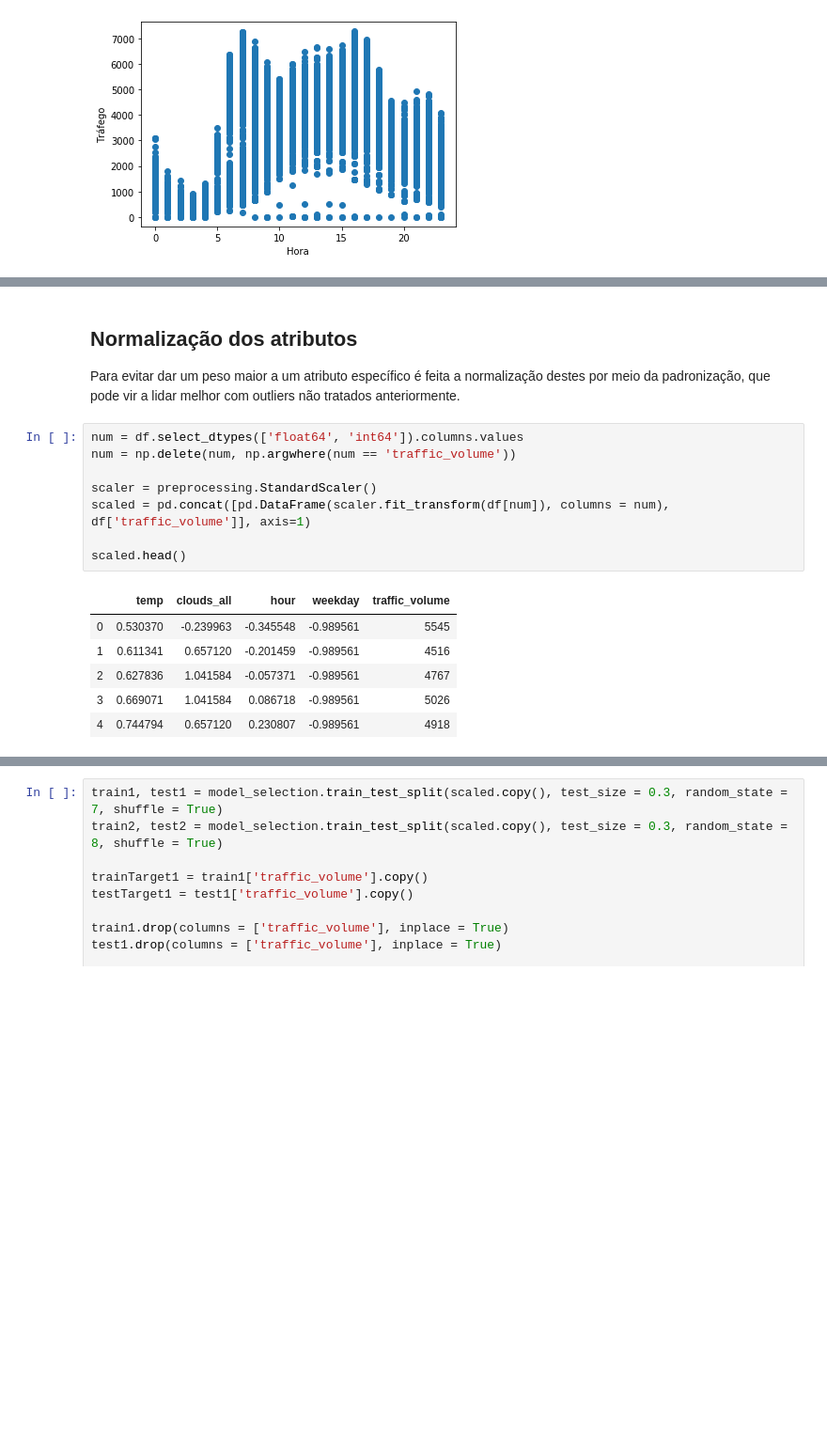
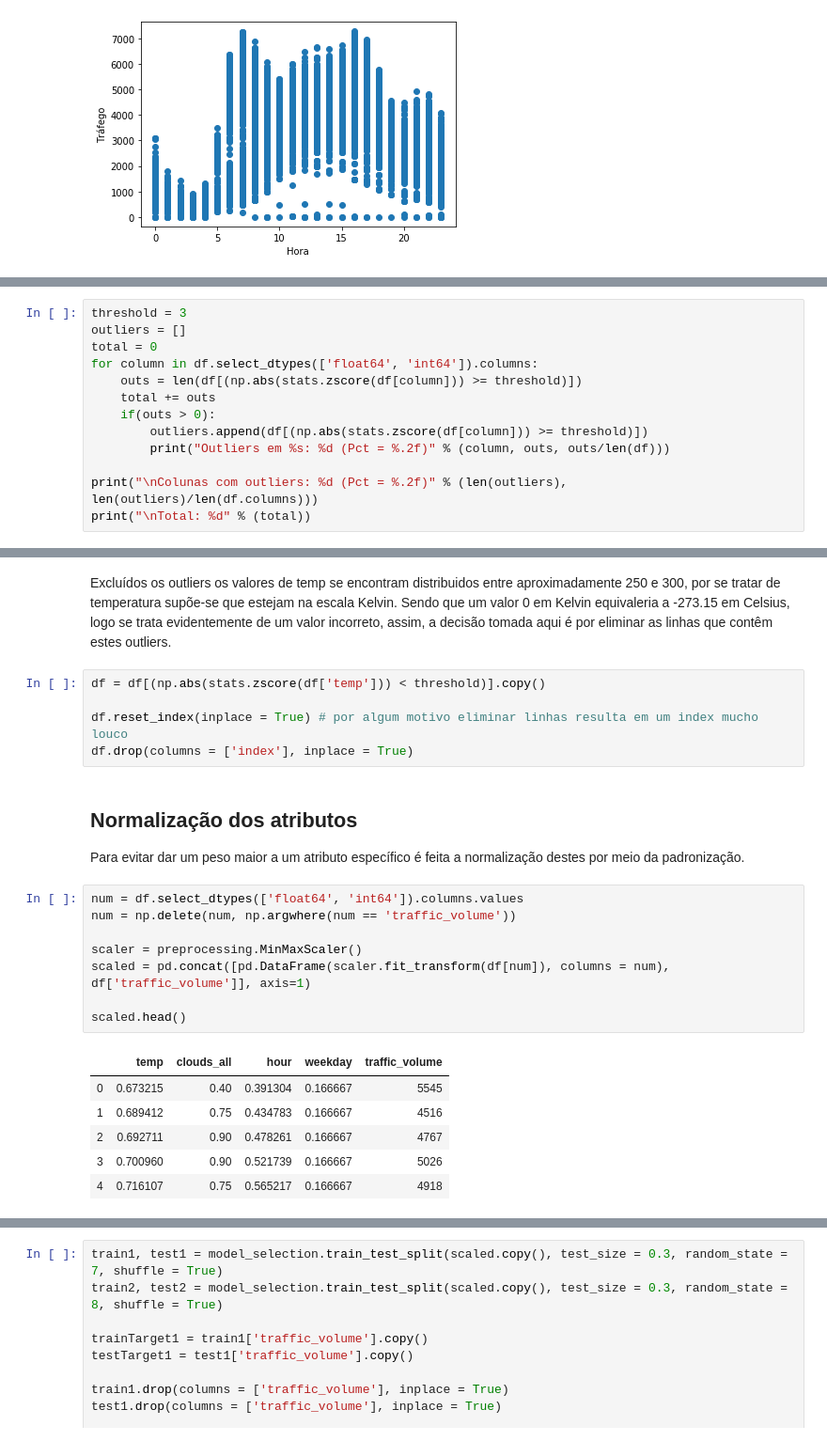
Before and after one commit to DefinitelyNotACactus/AI, a Jupyter notebook: Regression/Q2 - Regression.ipynb, the cells around one changed output, grey strips where cells are left out. Shown: that part at 94% size. Saved outputs shown, nothing was run; the diff lists cells and outputs as text; blank space fills up the shorter version.

```diff
--- a/Regression/Q2 - Regression.ipynb
+++ b/Regression/Q2 - Regression.ipynb
@@ -269,0 +293,13 @@ Ainda no gráfico acima é possível ver que existem vários outliers, contudo,
+# %%
+threshold = 3
+outliers = []
+total = 0
+for column in df.select_dtypes(['float64', 'int64']).columns:
+    outs = len(df[(np.abs(stats.zscore(df[column])) >= threshold)])
+    total += outs
+    if(outs > 0):
+        outliers.append(df[(np.abs(stats.zscore(df[column])) >= threshold)])
+        print("Outliers em %s: %d (Pct = %.2f)" % (column, outs, outs/len(df)))
+
+print("\nColunas com outliers: %d (Pct = %.2f)" % (len(outliers), len(outliers)/len(df.columns)))
+print("\nTotal: %d" % (total))
@@ -270,19 +319,26 @@ Ainda no gráfico acima é possível ver que existem vários outliers, contudo,
+# %% [markdown]
+Excluídos os outliers os valores de temp se encontram distribuidos entre aproximadamente 250 e 300, por se tratar de temperatura supõe-se que estejam na escala Kelvin. Sendo que um valor 0 em Kelvin equivaleria a -273.15 em Celsius, logo se trata evidentemente de um valor incorreto, assim, a decisão tomada aqui é por eliminar as linhas que contêm estes outliers.
+# %%
+df = df[(np.abs(stats.zscore(df['temp'])) < threshold)].copy()
+
+df.reset_index(inplace = True) # por algum motivo eliminar linhas resulta em um index mucho louco
+df.drop(columns = ['index'], inplace = True)
 # %% [markdown]
 ## Normalização dos atributos
-Para evitar dar um peso maior a um atributo específico é feita a normalização destes por meio da padronização, que pode vir a lidar melhor com outliers não tratados anteriormente.
+Para evitar dar um peso maior a um atributo específico é feita a normalização destes por meio da padronização.
 # %%
 num = df.select_dtypes(['float64', 'int64']).columns.values
 num = np.delete(num, np.argwhere(num == 'traffic_volume'))
 
-scaler = preprocessing.StandardScaler()
+scaler = preprocessing.MinMaxScaler()
 scaled = pd.concat([pd.DataFrame(scaler.fit_transform(df[num]), columns = num), df['traffic_volume']], axis=1)
 
 scaled.head()
 # %% [output]
 |  | temp | clouds_all | hour | weekday | traffic_volume |
-| 0 | 0.530370 | -0.239963 | -0.345548 | -0.989561 | 5545 |
-| 1 | 0.611341 | 0.657120 | -0.201459 | -0.989561 | 4516 |
-| 2 | 0.627836 | 1.041584 | -0.057371 | -0.989561 | 4767 |
-| 3 | 0.669071 | 1.041584 | 0.086718 | -0.989561 | 5026 |
-| 4 | 0.744794 | 0.657120 | 0.230807 | -0.989561 | 4918 |
+| 0 | 0.673215 | 0.40 | 0.391304 | 0.166667 | 5545 |
+| 1 | 0.689412 | 0.75 | 0.434783 | 0.166667 | 4516 |
+| 2 | 0.692711 | 0.90 | 0.478261 | 0.166667 | 4767 |
+| 3 | 0.700960 | 0.90 | 0.521739 | 0.166667 | 5026 |
+| 4 | 0.716107 | 0.75 | 0.565217 | 0.166667 | 4918 |
 # %% [markdown]
```
Also changed, not shown: parts of 45 cells of this notebook, 1 other file.
